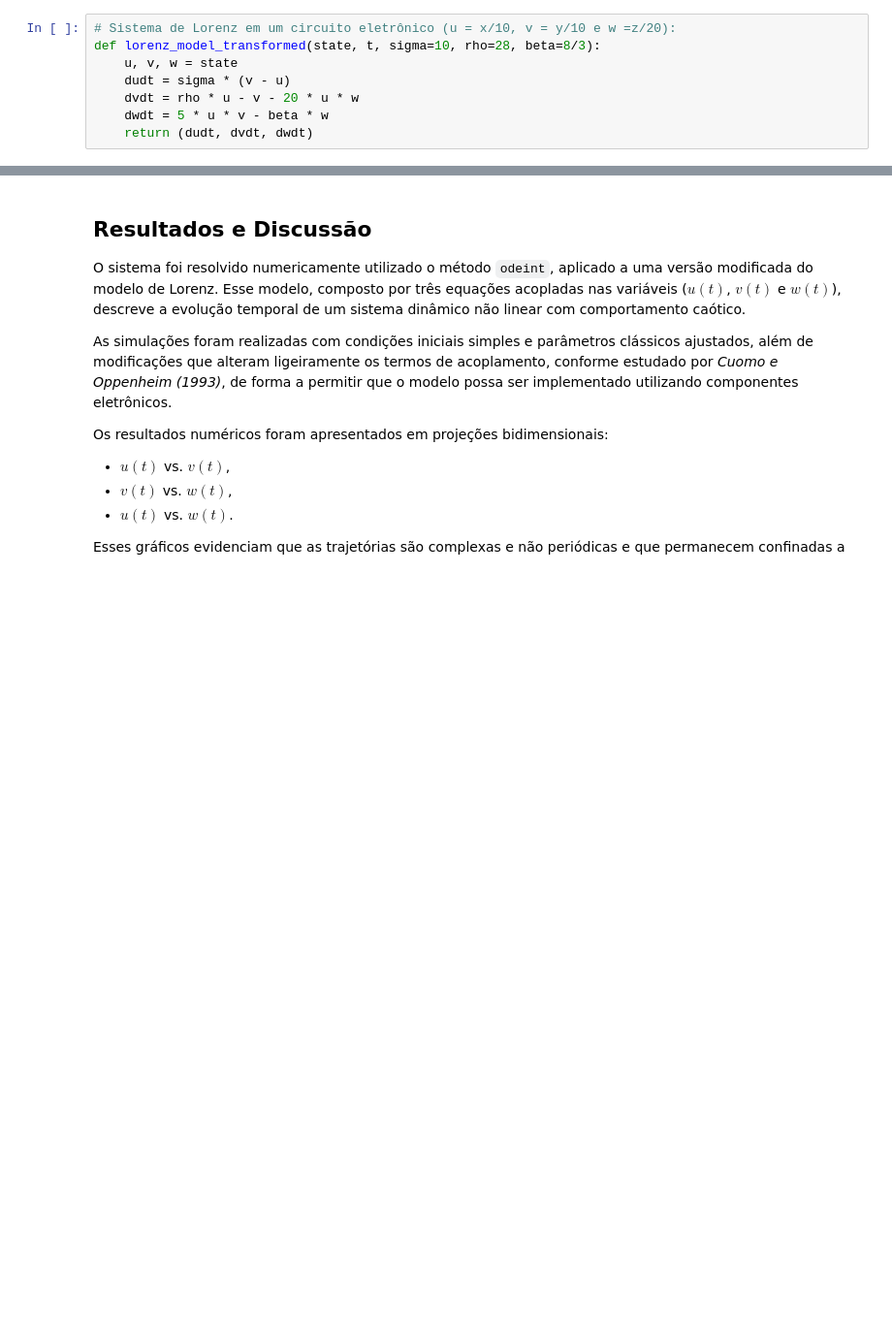
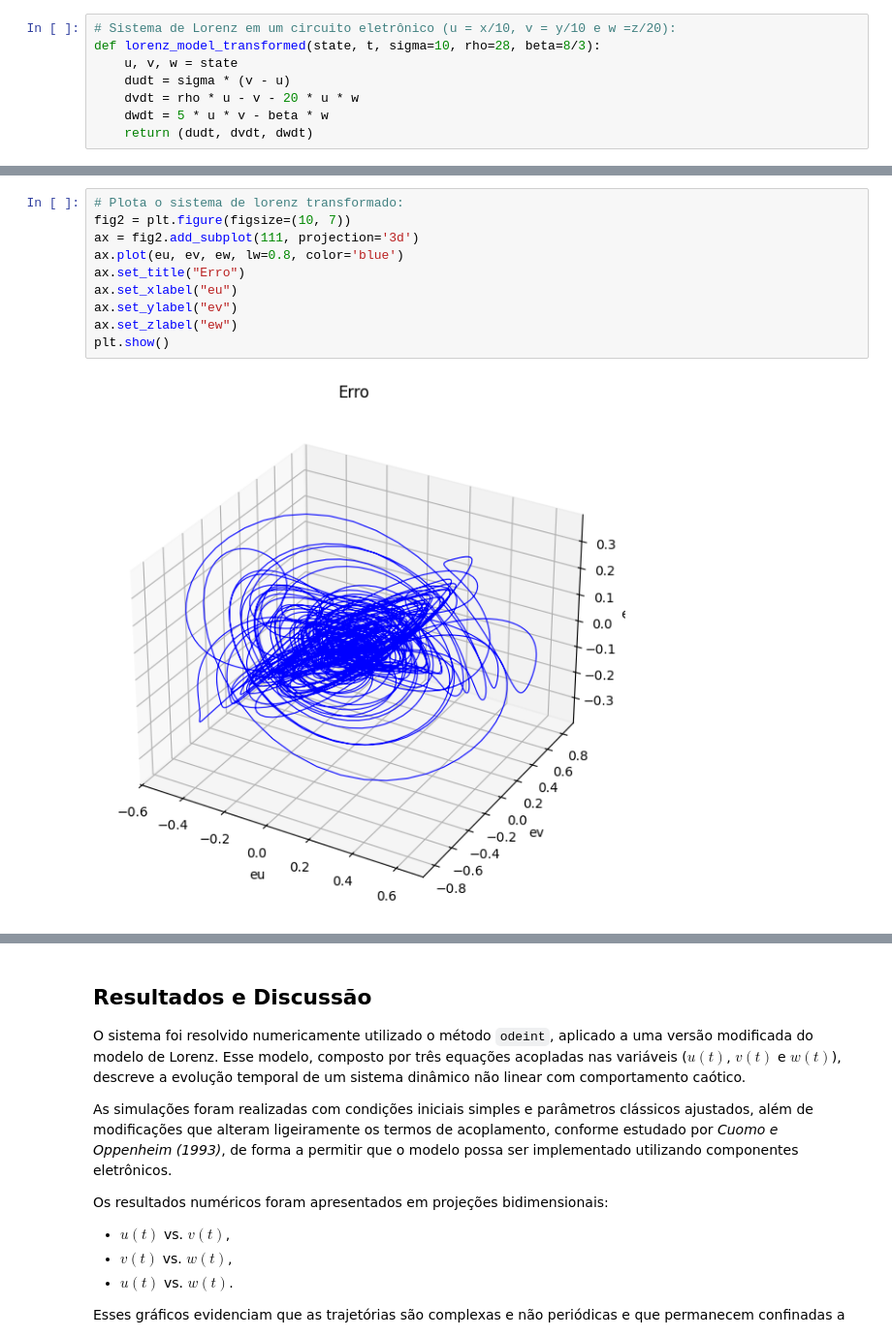
Before and after one commit to IanneVFernandes/projeto-metodos, a Jupyter notebook: parte2.ipynb, the cells around one changed output, grey strips where cells are left out. Shown at 97% size. Saved outputs shown, nothing was run; the diff lists cells and outputs as text; blank space fills up the shorter version.

```diff
--- a/parte2.ipynb
+++ b/parte2.ipynb
@@ -213,3 +256,15 @@ plt.show()
+# %%
+# Plota o sistema de lorenz transformado:
+fig2 = plt.figure(figsize=(10, 7))
+ax = fig2.add_subplot(111, projection='3d')
+ax.plot(eu, ev, ew, lw=0.8, color='blue')
+ax.set_title("Erro")
+ax.set_xlabel("eu")
+ax.set_ylabel("ev")
+ax.set_zlabel("ew")
+plt.show()
+# %% [output]
+[figure, added]
 # %%
 # Cria uma figura com 3 subplots (um para cada variável)
 _, axis = plt.subplots(3, 1, figsize=(10, 8))
```
Also changed, not shown: parts of 12 cells of this notebook.
